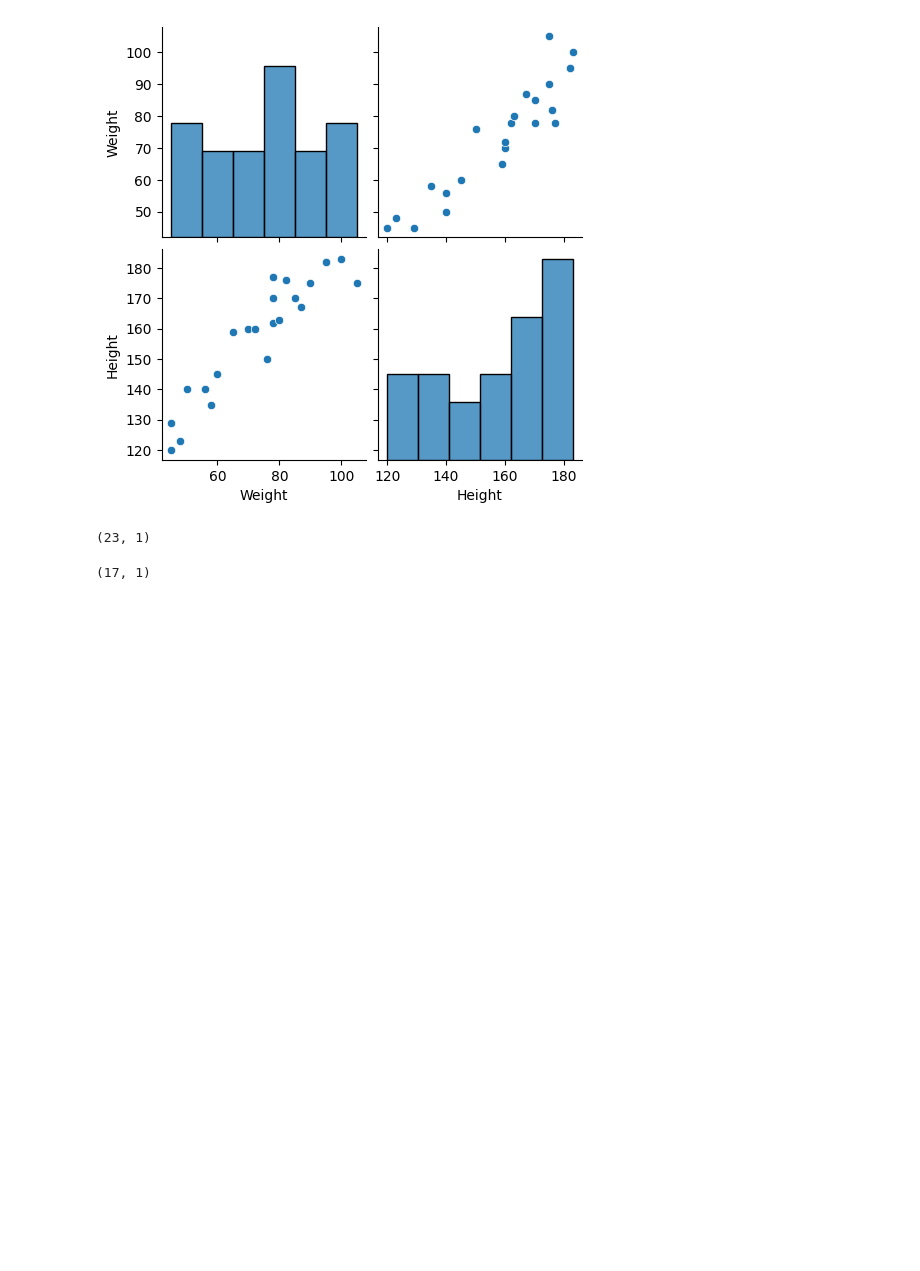
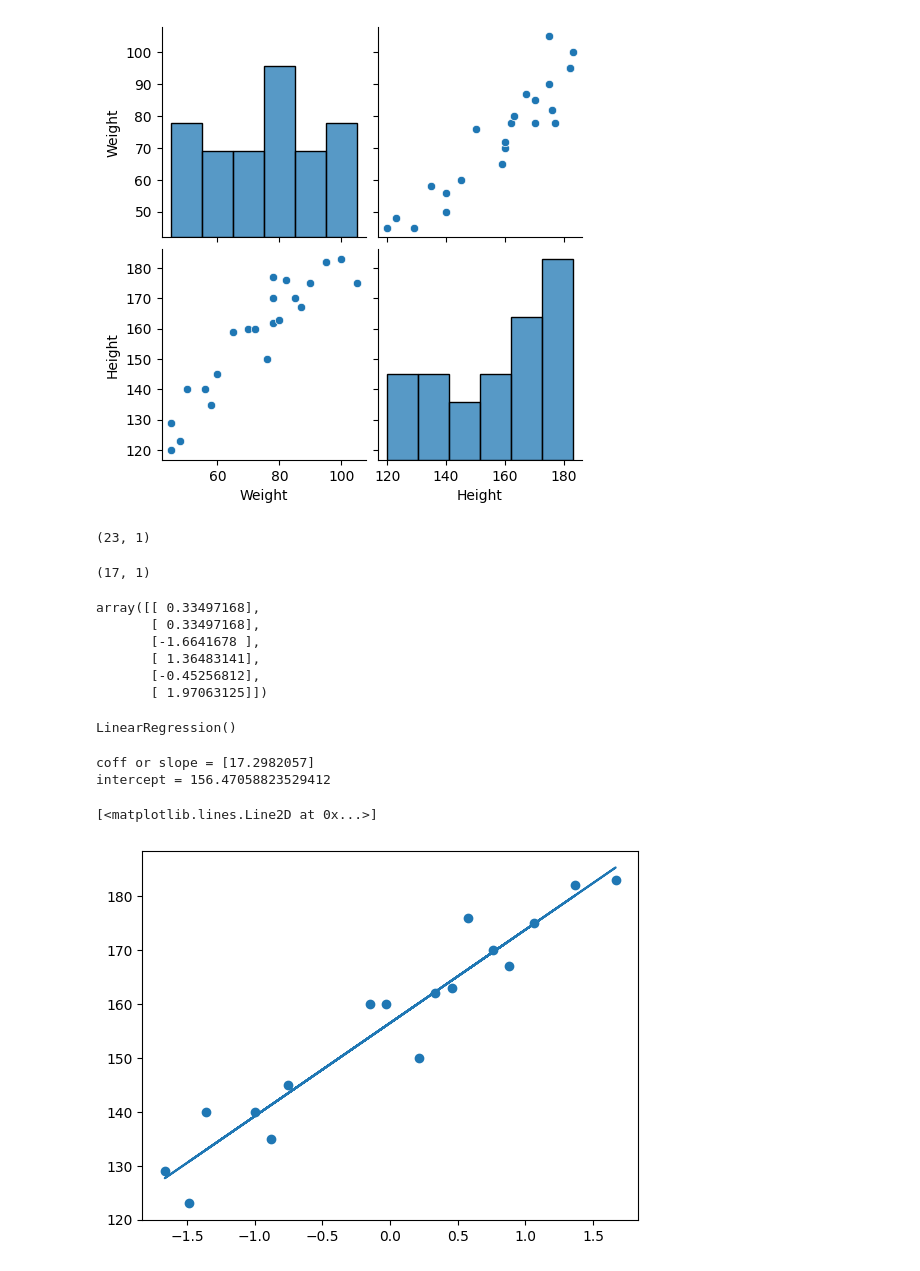
Before and after one commit to gitKrishh/Linear-regression, a Jupyter notebook: SLE.ipynb, the cells around one changed output. Saved outputs shown, nothing was run; the diff lists cells and outputs as text; code cells hidden in the pictures; blank space fills up the shorter version.

Commit message:
completed : training model

```diff
--- a/SLE.ipynb
+++ b/SLE.ipynb
@@ -57,0 +61,4 @@ X_train.shape
+# %%
+scaler = StandardScaler()
+X_train = scaler.fit_transform(X_train) ## in training --> fir_transform() but in test --> only transform()
+## agar dono me fit_transofrm() kiye toh mean and std dev will get calc for this data and it will create data leakage (we do not wnat test data to know anything about my training data)
@@ -57,0 +68,9 @@ X_train.shape
+# %%
+X_test
+# %% [output]
+array([[ 0.33497168],
+       [ 0.33497168],
+       [-1.6641678 ],
+       [ 1.36483141],
+       [-0.45256812],
+       [ 1.97063125]])
@@ -57,0 +80,19 @@ X_train.shape
+# %%
+regression = LinearRegression()
+# %%
+regression.fit(X_train, y_train) ## it will not accept the 1d array
+# %% [output]
+LinearRegression()
+# %%
+print("coff or slope =",regression.coef_)  ## this is the slope of best fit line
+print("intercept =",regression.intercept_)  ## this is the intercept of best fit line
+# %% [output]
+coff or slope = [17.2982057]
+intercept = 156.47058823529412
+# %%
+## Plot training data plot best fit line
+plt.scatter(X_train, y_train)
+plt.plot(X_train, regression.predict(X_train))
+# %% [output]
+[<matplotlib.lines.Line2D at 0x...>]
+[figure, added]
```
Also changed, not shown: parts of 14 cells of this notebook.
